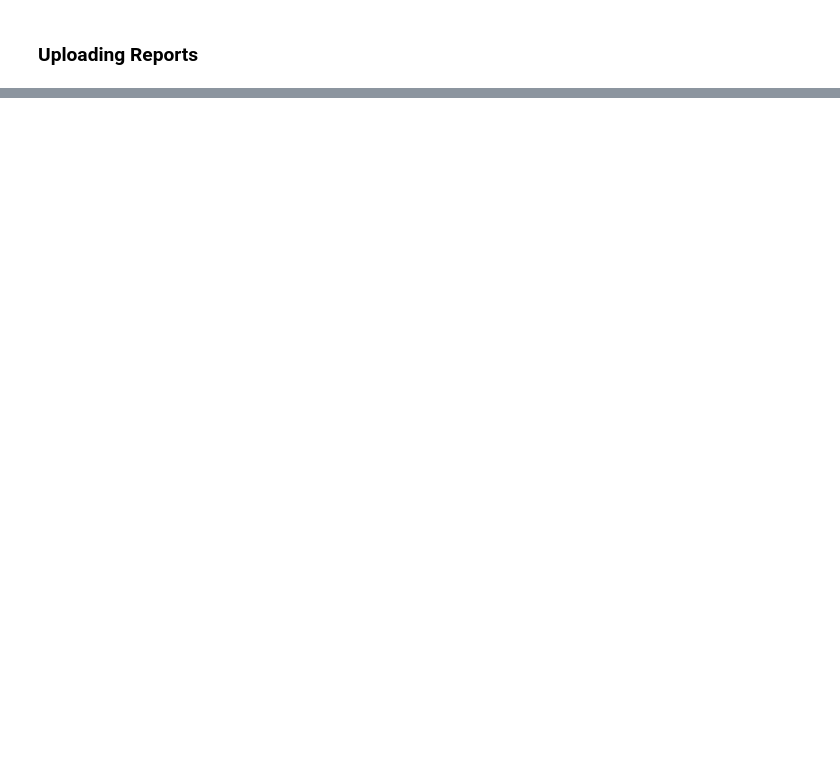
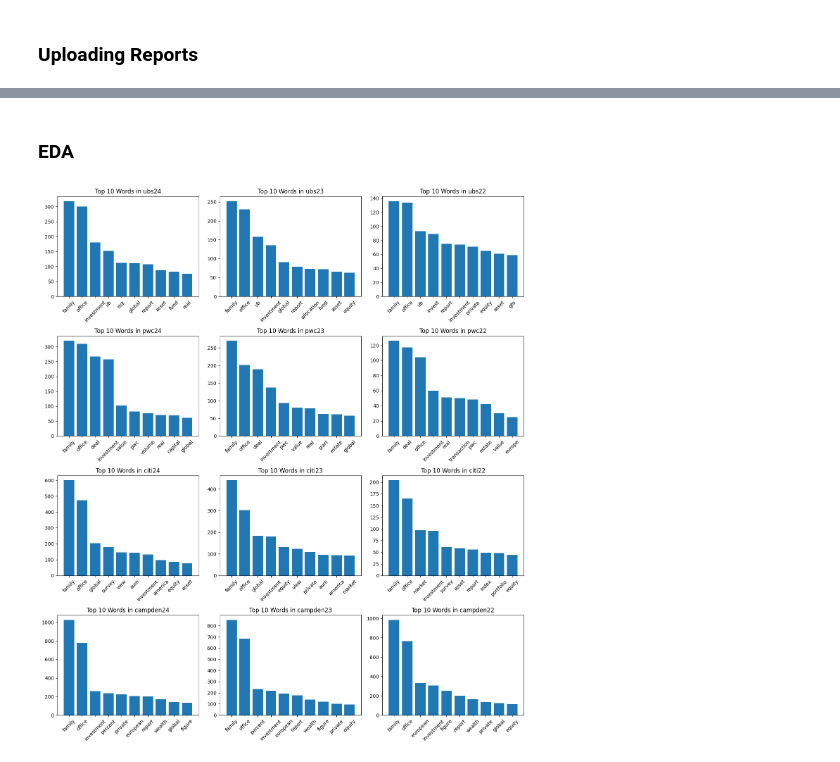
Before and after one commit to blaise-em/Impact-Investing-Capstone-Project, a Jupyter notebook: Notebook 3.ipynb, the cells around one changed output, grey strips where cells are left out. Saved outputs shown, nothing was run; the diff lists cells and outputs as text; code cells hidden in the pictures; blank space fills up the shorter version.

```diff
--- a/Notebook 3.ipynb
+++ b/Notebook 3.ipynb
@@ -62,0 +114,52 @@ KeyError: 'pwc_22.pdf'
+# %% [markdown]
+### EDA
+# %%
+reports = {
+    'ubs24': ubs24_clean,
+    'ubs23': ubs23_clean,
+    'ubs22': ubs22_clean,
+    'pwc24': pwc24_clean,
+    'pwc23': pwc23_clean,
+    'pwc22': pwc22_clean,
+    'citi24': citi24_clean,
+    'citi23': citi23_clean,
+    'citi22': citi22_clean,
+    'campden24': campden24_clean,
+    'campden23': campden23_clean,
+    'campden22': campden22_clean,
+}
+# %%
+report_frequencies = {name: Counter(tokens) for name, tokens in reports.items()}
+# %%
+num_reports = len(report_frequencies)
+cols = 3
+rows = (num_reports + 1) // cols
+
+fig, axes = plt.subplots(rows, cols, figsize=(14, rows * 4))
+axes = axes.flatten()
+
+plot_idx = 0  # use a separate index for valid subplots
+
+for name, freq in report_frequencies.items():
+    common = freq.most_common(10)
+    if not common:
+        print(f"⚠️ Skipping {name} - no word frequencies.")
+        continue
+
+    words, counts = zip(*common)
+
+    ax = axes[plot_idx]
+    ax.bar(words, counts)
+    ax.set_title(f"Top 10 Words in {name}")
+    ax.tick_params(axis='x', rotation=45)
+
+    plot_idx += 1
+
+# Hide any unused subplots
+for i in range(plot_idx, len(axes)):
+    fig.delaxes(axes[i])
+
+plt.tight_layout()
+plt.show()
+# %% [output]
+[figure, added]
```
Also changed, not shown: parts of 15 cells of this notebook, 4 other files.
